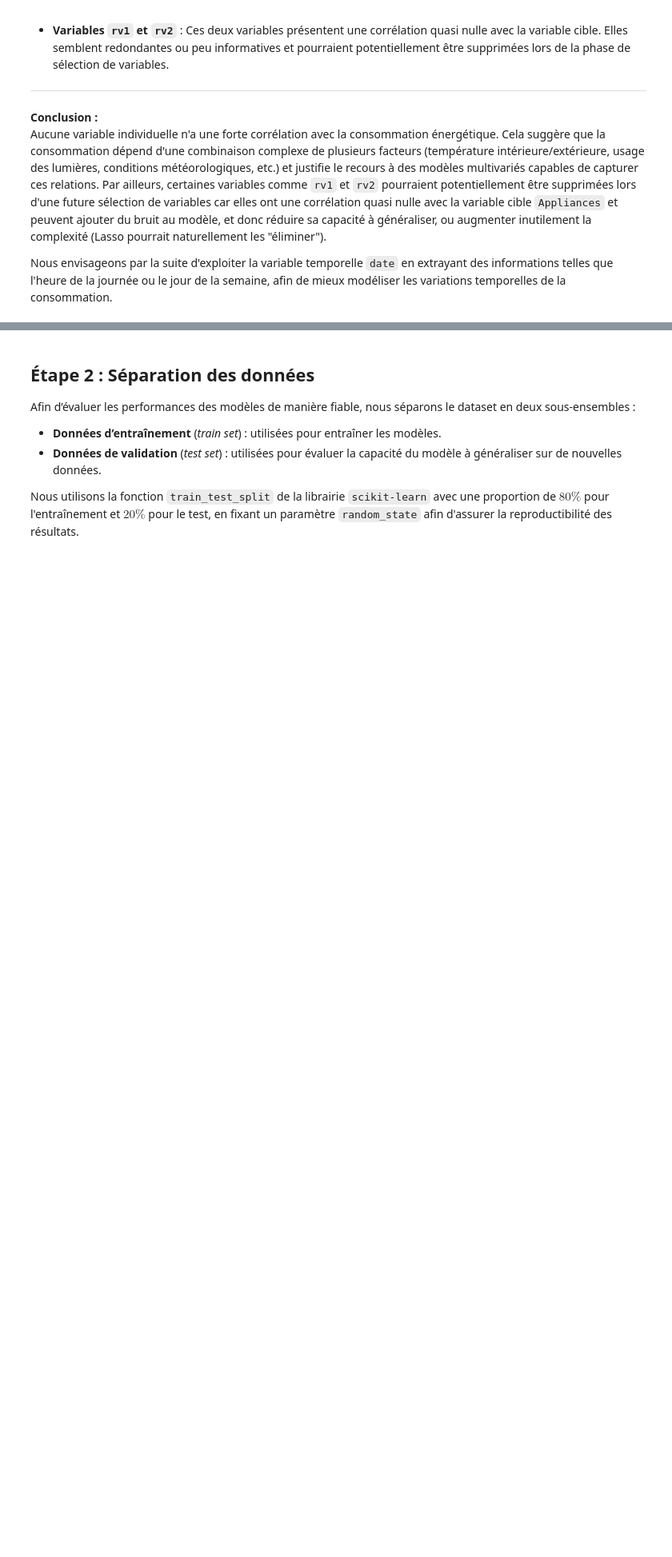
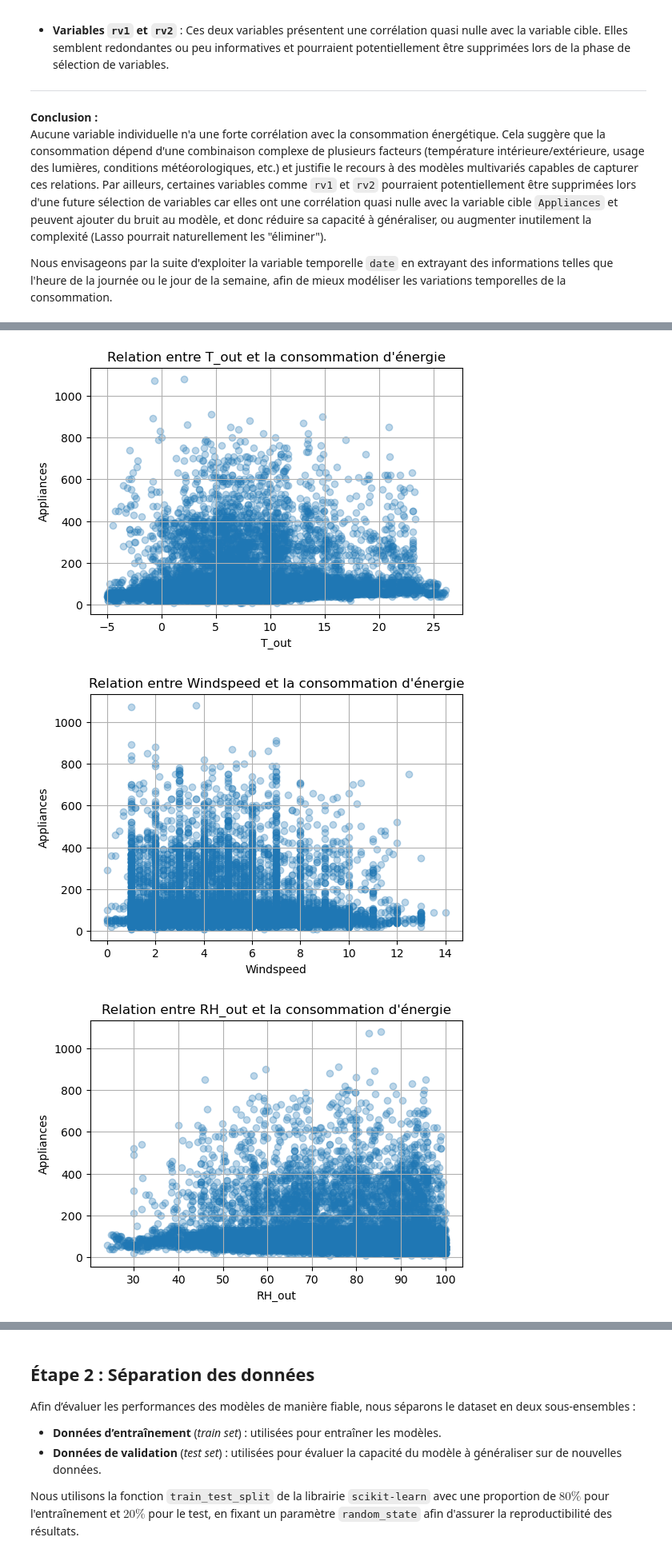
Before and after one commit to YasmineParent/Statistical-learning-project, a Jupyter notebook: projet.ipynb, the cells around one changed output, grey strips where cells are left out. Shown at 80% size. Cells and saved outputs as stored; diff of their text form; code cells hidden in the pictures; blank space fills up the shorter version.

```diff
--- a/projet.ipynb
+++ b/projet.ipynb
@@ -173,0 +259,15 @@ Nous envisageons par la suite d'exploiter la variable temporelle `date` en extra
+# %%
+# Scatter plots pour visualiser la relation entre variables explicatives et la cible
+comparaisons = ['T_out', 'Windspeed', 'RH_out']
+for var in comparaisons:
+    plt.figure(figsize=(6,4))
+    plt.scatter(df[var], df['Appliances'], alpha=0.3)
+    plt.title(f"Relation entre {var} et la consommation d'énergie")
+    plt.xlabel(var)
+    plt.ylabel("Appliances")
+    plt.grid(True)
+    plt.show()
+# %% [output]
+[figure, added]
+[figure, added]
+[figure, added]
```
Also changed, not shown: parts of 120 cells of this notebook.
